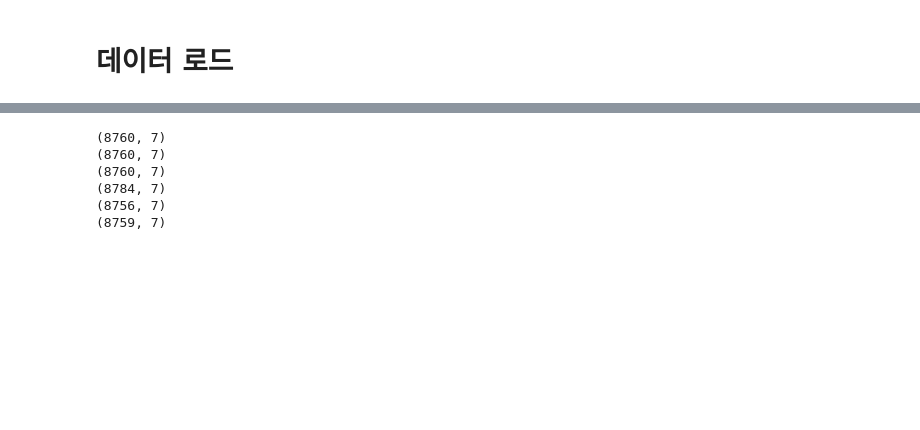
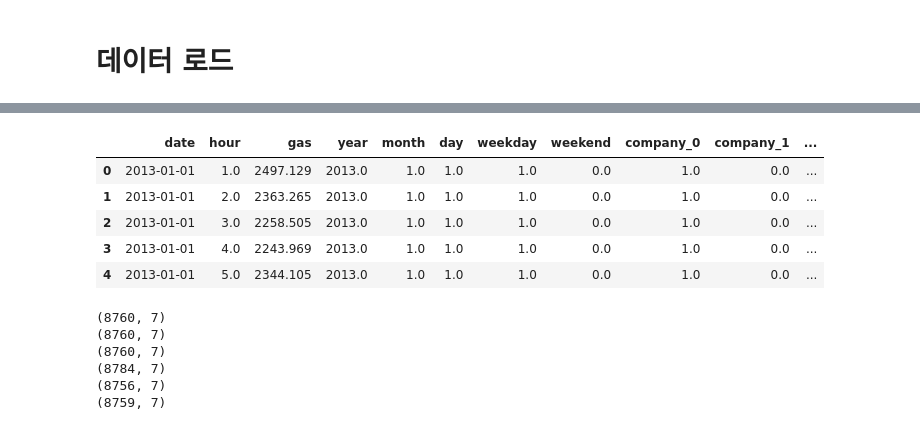
Before and after one commit to byunwj/Gas_Prediction, a Jupyter notebook: DNN_temp.ipynb, the cells around one changed output, grey strips where cells are left out. Cells and saved outputs as stored; diff of their text form; code cells hidden in the pictures; blank space fills up the shorter version.

```diff
--- a/DNN_temp.ipynb
+++ b/DNN_temp.ipynb
@@ -59,3 +59,28 @@ company_map
+# %%
+#company_map
+onehotencoder = OneHotEncoder()
+#reshape the 1-D country array to 2-D as fit_transform expects 2-D and finally fit the object
+X = onehotencoder.fit_transform(total[['company']]).toarray()
+X[:5]
+
+#To add this back into the original dataframe
+company_one_hot = pd.DataFrame(X, columns = ["company_"+str(int(i)) for i in range(X.shape[1])])
+total = pd.concat([total, company_one_hot], axis=1)
+
+#droping the country column
+total = total.drop(['company'], axis=1)
+
+#printing to verify
+#print(df.head())
+
+total.head()
+# %% [output]
+|  | date | hour | gas | year | month | day | weekday | weekend | company_0 | company_1 | ... |
+| 0 | 2013-01-01 | 1.0 | 2497.129 | 2013.0 | 1.0 | 1.0 | 1.0 | 0.0 | 1.0 | 0.0 | ... |
+| 1 | 2013-01-01 | 2.0 | 2363.265 | 2013.0 | 1.0 | 1.0 | 1.0 | 0.0 | 1.0 | 0.0 | ... |
+| 2 | 2013-01-01 | 3.0 | 2258.505 | 2013.0 | 1.0 | 1.0 | 1.0 | 0.0 | 1.0 | 0.0 | ... |
+| 3 | 2013-01-01 | 4.0 | 2243.969 | 2013.0 | 1.0 | 1.0 | 1.0 | 0.0 | 1.0 | 0.0 | ... |
+| 4 | 2013-01-01 | 5.0 | 2344.105 | 2013.0 | 1.0 | 1.0 | 1.0 | 0.0 | 1.0 | 0.0 | ... |
 # %%
 
 temps = []
```
Also changed, not shown: parts of 23 cells of this notebook.
